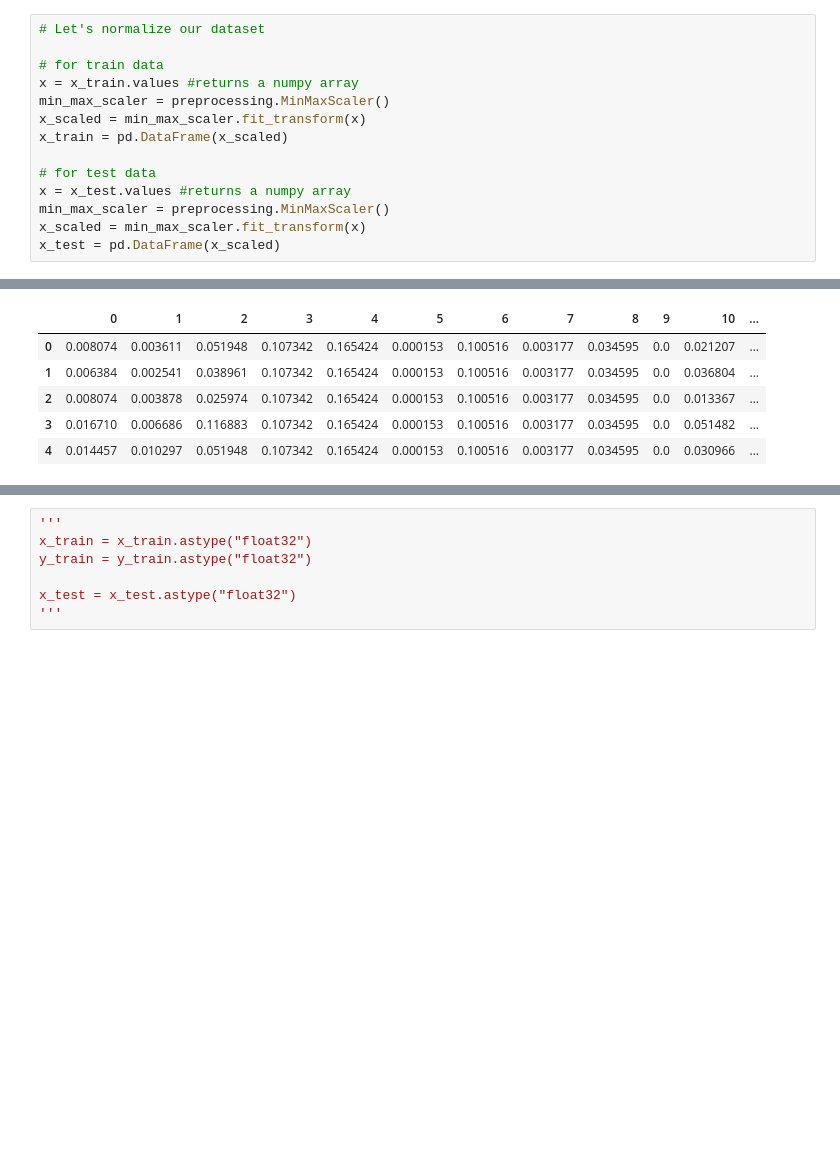
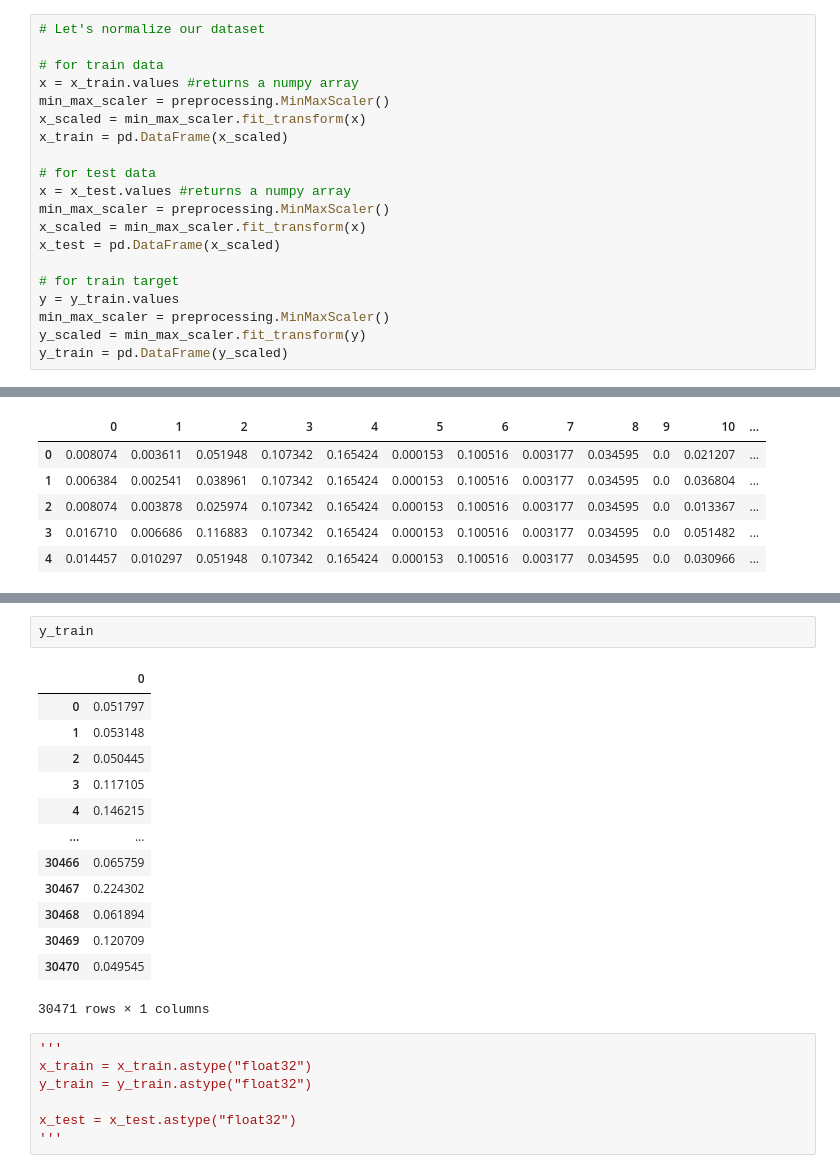
Before and after one commit to Majid-Sohrabi/MLDM_Competition_Sberbank, a Jupyter notebook: Sberbank_Russian_Housing_Market.ipynb, the cells around one changed output, grey strips where cells are left out. Cells and saved outputs as stored; diff of their text form; blank space fills up the shorter version.

```diff
--- a/Sberbank_Russian_Housing_Market.ipynb
+++ b/Sberbank_Russian_Housing_Market.ipynb
@@ -444,6 +453,12 @@ x = x_test.values #returns a numpy array
 min_max_scaler = preprocessing.MinMaxScaler()
 x_scaled = min_max_scaler.fit_transform(x)
 x_test = pd.DataFrame(x_scaled)
+
+# for train target
+y = y_train.values
+min_max_scaler = preprocessing.MinMaxScaler()
+y_scaled = min_max_scaler.fit_transform(y)
+y_train = pd.DataFrame(y_scaled)
 # %%
 x_train.head()
 # %% [output]
@@ -456,3 +489,19 @@ x_train.head()
+# %%
+y_train
+# %% [output]
+|  | 0 |
+| 0 | 0.051797 |
+| 1 | 0.053148 |
+| 2 | 0.050445 |
+| 3 | 0.117105 |
+| 4 | 0.146215 |
+| ... | ... |
+| 30466 | 0.065759 |
+| 30467 | 0.224302 |
+| 30468 | 0.061894 |
+| 30469 | 0.120709 |
+| 30470 | 0.049545 |
+30471 rows × 1 columns
 # %%
 '''
 x_train = x_train.astype("float32")
```
Also changed, not shown: parts of 7 cells of this notebook.
